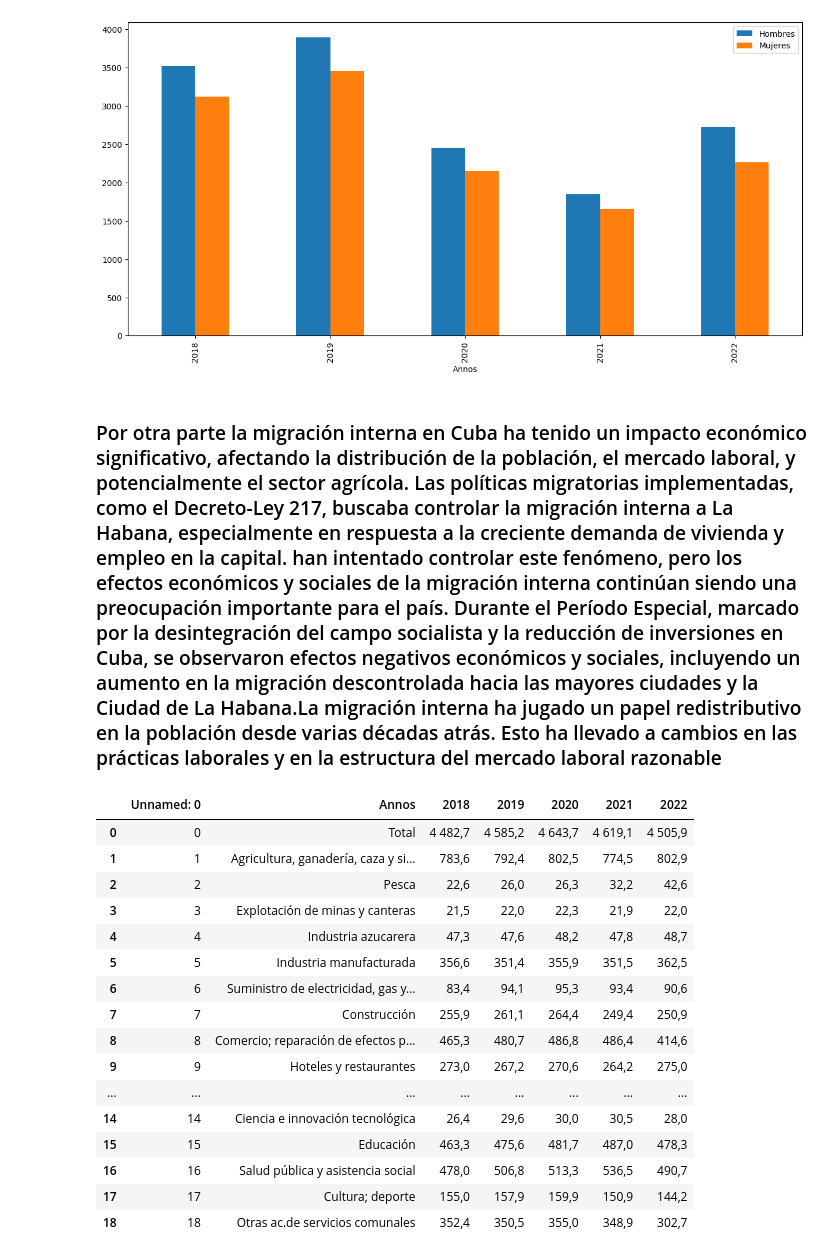
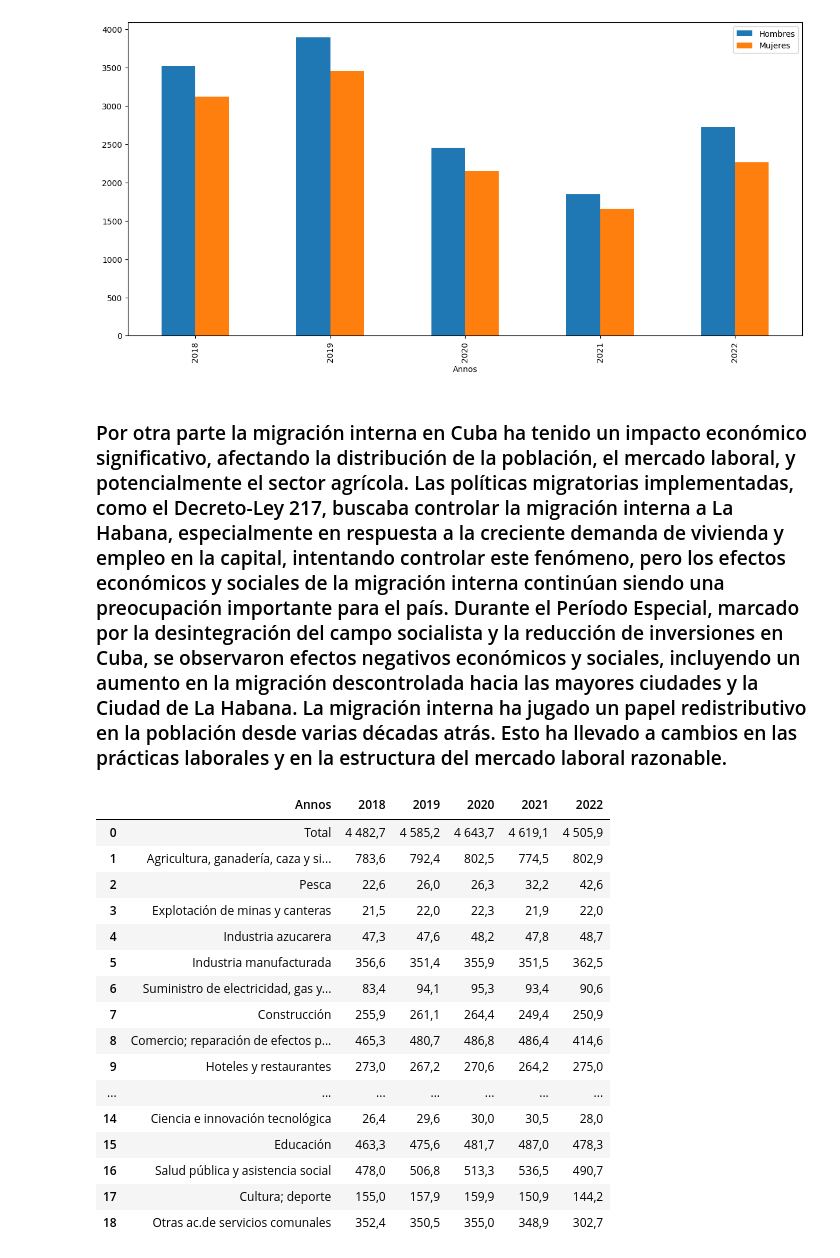
Before and after one commit to vicent-cao02/La-Migracion, a Jupyter notebook: Analisis de Migracion en La Habana.ipynb, the cells around one changed output. Cells and saved outputs as stored; diff of their text form; code cells hidden in the pictures.

Commit message:
Update Analisis de Migracion en La Habana.ipynb
Upgrade

```diff
--- a/Analisis de Migracion en La Habana.ipynb
+++ b/Analisis de Migracion en La Habana.ipynb
@@ -38,26 +40,27 @@ plt.show()
 # %% [output]
 [figure]
 # %% [markdown]
-### Por otra parte la migración interna en Cuba ha tenido un impacto económico significativo, afectando la distribución de la población, el mercado laboral, y potencialmente el sector agrícola. Las políticas migratorias implementadas, como el Decreto-Ley 217, buscaba controlar la migración interna a La Habana, especialmente en respuesta a la creciente demanda de vivienda y empleo en la capital. han intentado controlar este fenómeno, pero los efectos económicos y sociales de la migración interna continúan siendo una preocupación importante para el país. Durante el Período Especial, marcado por la desintegración del campo socialista y la reducción de inversiones en Cuba, se observaron efectos negativos económicos y sociales, incluyendo un aumento en la migración descontrolada hacia las mayores ciudades y la Ciudad de La Habana.La migración interna ha jugado un papel redistributivo en la población desde varias décadas atrás. Esto ha llevado a cambios en las prácticas laborales y en la estructura del mercado laboral razonable
+### Por otra parte la migración interna en Cuba ha tenido un impacto económico significativo, afectando la distribución de la población, el mercado laboral, y potencialmente el sector agrícola. Las políticas migratorias implementadas, como el Decreto-Ley 217, buscaba controlar la migración interna a La Habana, especialmente en respuesta a la creciente demanda de vivienda y empleo en la capital, intentando controlar este fenómeno, pero los efectos económicos y sociales de la migración interna continúan siendo una preocupación importante para el país. Durante el Período Especial, marcado por la desintegración del campo socialista y la reducción de inversiones en Cuba, se observaron efectos negativos económicos y sociales, incluyendo un aumento en la migración descontrolada hacia las mayores ciudades y la Ciudad de La Habana. La migración interna ha jugado un papel redistributivo en la población desde varias décadas atrás. Esto ha llevado a cambios en las prácticas laborales y en la estructura del mercado laboral razonable.
 # %%
-#Grafico de Ocupados por clase de actividad económica
-df4 = pd.read_csv('Data/Ocupados por clase de actividad económica.csv')
+#Gráfico de Ocupados por clase de actividad económica
+import pandas as pd
+df4 = pd.read_excel('Data/Ocupados por clase de actividad económica.xlsx')
 df4
 # %% [output]
-|  | Unnamed: 0 | Annos | 2018 | 2019 | 2020 | 2021 | 2022 |
-| 0 | 0 | Total | 4 482,7 | 4 585,2 | 4 643,7 | 4 619,1 | 4 505,9 |
-| 1 | 1 | Agricultura, ganadería, caza y si... | 783,6 | 792,4 | 802,5 | 774,5 | 802,9 |
-| 2 | 2 | Pesca | 22,6 | 26,0 | 26,3 | 32,2 | 42,6 |
-| 3 | 3 | Explotación de minas y canteras | 21,5 | 22,0 | 22,3 | 21,9 | 22,0 |
-| 4 | 4 | Industria azucarera | 47,3 | 47,6 | 48,2 | 47,8 | 48,7 |
-| 5 | 5 | Industria manufacturada | 356,6 | 351,4 | 355,9 | 351,5 | 362,5 |
-| 6 | 6 | Suministro de electricidad, gas y... | 83,4 | 94,1 | 95,3 | 93,4 | 90,6 |
-| 7 | 7 | Construcción | 255,9 | 261,1 | 264,4 | 249,4 | 250,9 |
-| 8 | 8 | Comercio; reparación de efectos p... | 465,3 | 480,7 | 486,8 | 486,4 | 414,6 |
-| 9 | 9 | Hoteles y restaurantes | 273,0 | 267,2 | 270,6 | 264,2 | 275,0 |
-| ... | ... | ... | ... | ... | ... | ... | ... |
-| 14 | 14 | Ciencia e innovación tecnológica | 26,4 | 29,6 | 30,0 | 30,5 | 28,0 |
-| 15 | 15 | Educación | 463,3 | 475,6 | 481,7 | 487,0 | 478,3 |
-| 16 | 16 | Salud pública y asistencia social | 478,0 | 506,8 | 513,3 | 536,5 | 490,7 |
-| 17 | 17 | Cultura; deporte | 155,0 | 157,9 | 159,9 | 150,9 | 144,2 |
-| 18 | 18 | Otras ac.de servicios comunales | 352,4 | 350,5 | 355,0 | 348,9 | 302,7 |
+|  | Annos | 2018 | 2019 | 2020 | 2021 | 2022 |
+| 0 | Total | 4 482,7 | 4 585,2 | 4 643,7 | 4 619,1 | 4 505,9 |
+| 1 | Agricultura, ganadería, caza y si... | 783,6 | 792,4 | 802,5 | 774,5 | 802,9 |
+| 2 | Pesca | 22,6 | 26,0 | 26,3 | 32,2 | 42,6 |
+| 3 | Explotación de minas y canteras | 21,5 | 22,0 | 22,3 | 21,9 | 22,0 |
+| 4 | Industria azucarera | 47,3 | 47,6 | 48,2 | 47,8 | 48,7 |
+| 5 | Industria manufacturada | 356,6 | 351,4 | 355,9 | 351,5 | 362,5 |
+| 6 | Suministro de electricidad, gas y... | 83,4 | 94,1 | 95,3 | 93,4 | 90,6 |
+| 7 | Construcción | 255,9 | 261,1 | 264,4 | 249,4 | 250,9 |
+| 8 | Comercio; reparación de efectos p... | 465,3 | 480,7 | 486,8 | 486,4 | 414,6 |
+| 9 | Hoteles y restaurantes | 273,0 | 267,2 | 270,6 | 264,2 | 275,0 |
+| ... | ... | ... | ... | ... | ... | ... |
+| 14 | Ciencia e innovación tecnológica | 26,4 | 29,6 | 30,0 | 30,5 | 28,0 |
+| 15 | Educación | 463,3 | 475,6 | 481,7 | 487,0 | 478,3 |
+| 16 | Salud pública y asistencia social | 478,0 | 506,8 | 513,3 | 536,5 | 490,7 |
+| 17 | Cultura; deporte | 155,0 | 157,9 | 159,9 | 150,9 | 144,2 |
+| 18 | Otras ac.de servicios comunales | 352,4 | 350,5 | 355,0 | 348,9 | 302,7 |
```
Also changed, not shown: parts of 9 cells of this notebook.
